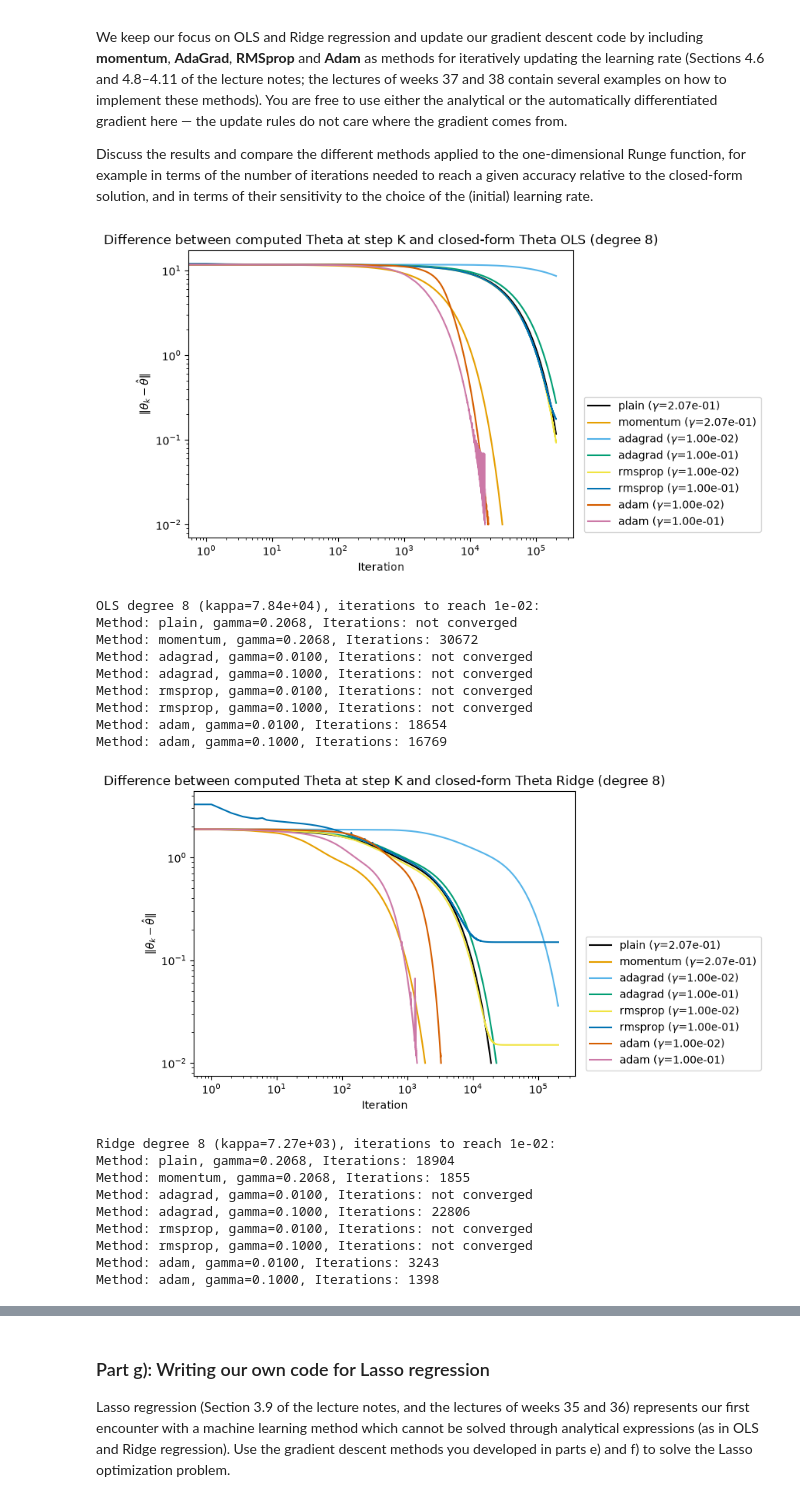
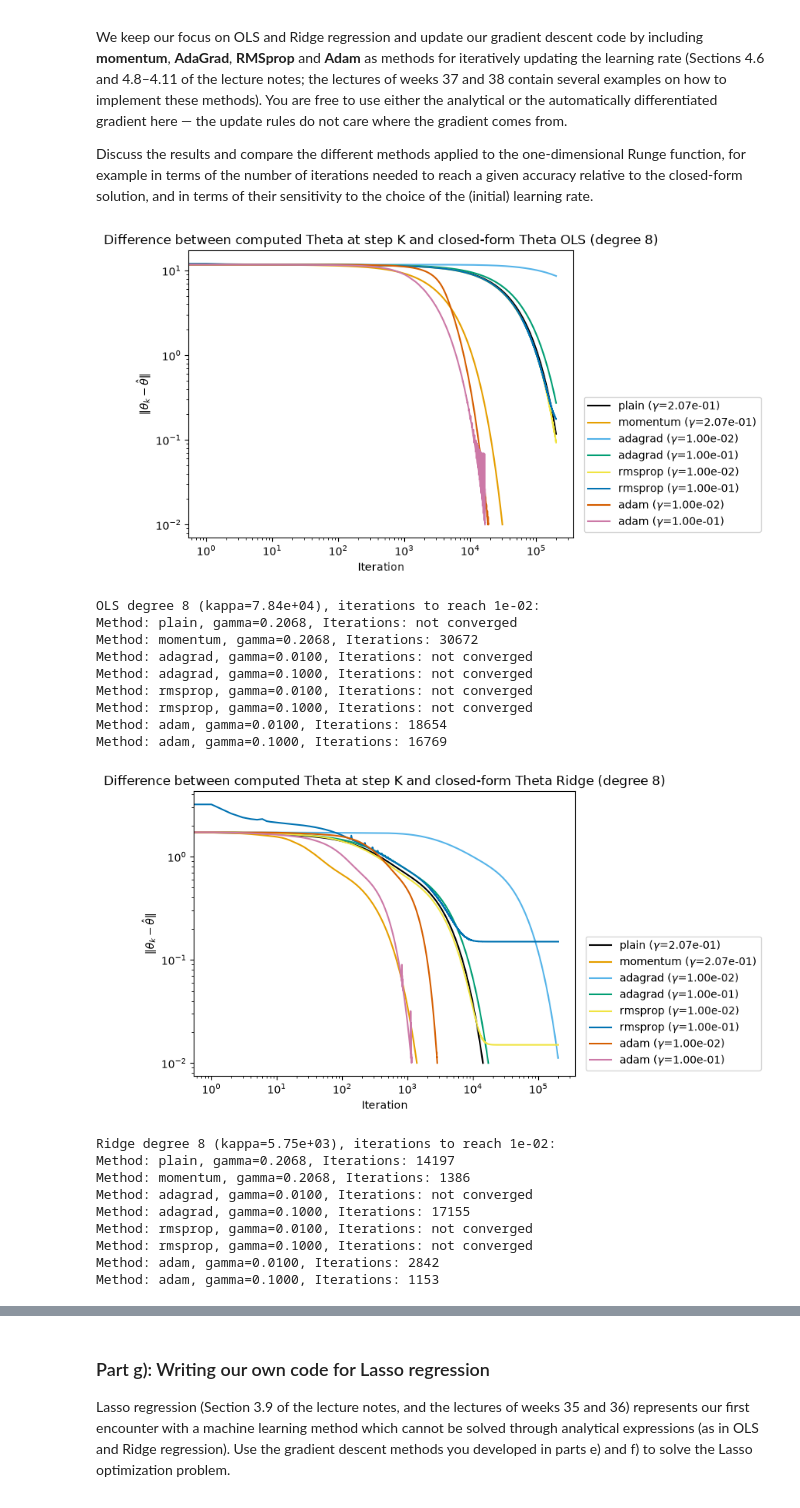
Before and after one commit to GiacomoSaporetti/FYS-STK4155-Project1, a Jupyter notebook: Project1.ipynb, the cells around one changed output, grey strips where cells are left out. Cells and saved outputs as stored; diff of their text form; code cells hidden in the pictures.

```diff
--- a/Project1.ipynb
+++ b/Project1.ipynb
@@ -679,4 +794,22 @@ or other preprocessing that learns from the data is performed *inside* the
 cross-validation loop (fitted on the training folds only), and explain why this
 matters.
 # %%
-# Your code for part d) here
+from sklearn.model_selection import KFold, cross_val_score
+from sklearn.pipeline import make_pipeline
+from sklearn.preprocessing import PolynomialFeatures, StandardScaler
+from sklearn.linear_model import LinearRegression, Ridge
+
+# k-fold CV estimate of the test MSE with Scikit-Learn
+def cv_mse_sklearn(model, k, x_data=x, y_data=y, seed=2026):
+    folds = KFold(n_splits=k, shuffle=True, random_state=seed)
+    scores = cross_val_score(model, x_data.reshape(-1, 1), y_data, cv=folds,
+                             scoring="neg_mean_squared_error")
+    return -scores.mean()     # Scikit-Learn returns the negative MSE
+
+def ols_pipeline(degree):
+    return make_pipeline(PolynomialFeatures(degree, include_bias=False), StandardScaler(), LinearRegression())
+
+def ridge_pipeline(degree, lam, n_train):
+    # Scikit-Learn's Ridge has no 1/n in its cost, so alpha = n_train * lambda matches our convention
+    return make_pipeline(PolynomialFeatures(degree, include_bias=False), StandardScaler(),
+                         Ridge(alpha=n_train * lam))
@@ -682,0 +837,20 @@ matters.
+# %%
+# CV error over degree and lambda shown as heatmaps
+lambdas_d = np.logspace(-8, 0, 17)
+fig, axes = plt.subplots(1, 2, figsize=(12, 4))
+for axis, k in zip(axes, (5, 10)):
+    n_train = len(x) * (k - 1) // k
+    cv_grid = np.array([[cv_mse_sklearn(ridge_pipeline(degree, lam, n_train), k) for lam in lambdas_d]
+                        for degree in degrees_to_test])
+    image = axis.imshow(np.log10(cv_grid), origin="lower", aspect="auto",
+                        extent=[np.log10(lambdas_d[0]), np.log10(lambdas_d[-1]), 0.5, 15.5])
+    best_degree_idx, best_lambda_idx = np.unravel_index(cv_grid.argmin(), cv_grid.shape)
+    best_degree, best_lambda = degrees_to_test[best_degree_idx], lambdas_d[best_lambda_idx]
+    axis.plot(np.log10(best_lambda), best_degree, "r*", ms=12)
+    axis.set_title(f"Ridge, {k}-fold CV: best degree {best_degree}, "
+                   f"lambda={best_lambda:.0e}, MSE={cv_grid.min():.4f}")
+    axis.set_xlabel(r"$\log_{10}\lambda$")
+    axis.set_ylabel("degree")
+    fig.colorbar(image, ax=axis, label=r"$\log_{10}$ CV MSE")
+plt.tight_layout()
+plt.show()
@@ -1017,38 +1194,38 @@ def print_gamma_windows(norms, methods, max_iters, label):
 # %%
 MAX_ITERS = 20*10**4
 DEGREE_TO_TEST = 8
 NORM_TOL = 1e-2
 # Number of iterations needed to converge for each method (plotting the norm of (theta_k - theta_CF)) for both OLS and Ridge
-for lam in [0, best_lambda_for_test_mse]:
+for lam in [0, best_lambda_ridge[14]]:
     # Degree 8 chosen because both OLS and Ridge converge. At Higher degrees OLS fail to converge with any method
     Xtr, ytr, _ = standardized_data(DEGREE_TO_TEST, lam)
     eigs = hessian_eigs(Xtr, lam)
     norms, _, n, m = analyze_descent_methods(degree=Xtr.shape[1], X=Xtr, y=ytr, lmda=lam, base_gamma=0.9 * 2 / eigs.max(), max_iters=MAX_ITERS, norm_tol=NORM_TOL)
     # Print the number of iteration after graphing them (these data will be used in the report)
     print(f"\n{'OLS' if lam == 0 else 'Ridge'} degree {DEGREE_TO_TEST} (kappa={eigs.max()/eigs.min():.3g}), iterations to reach {NORM_TOL:.0e}:")
     for i in range(len(n)):
         print(f"Method: {m[i]['method']}, gamma={m[i]['gamma']:.4f}, Iterations: {len(norms[i]) if len(norms[i]) < MAX_ITERS else 'not converged'}")
 # %% [output]
 [figure]
 OLS degree 8 (kappa=7.84e+04), iterations to reach 1e-02:
 Method: plain, gamma=0.2068, Iterations: not converged
 Method: momentum, gamma=0.2068, Iterations: 30672
 Method: adagrad, gamma=0.0100, Iterations: not converged
 Method: adagrad, gamma=0.1000, Iterations: not converged
 Method: rmsprop, gamma=0.0100, Iterations: not converged
 Method: rmsprop, gamma=0.1000, Iterations: not converged
 Method: adam, gamma=0.0100, Iterations: 18654
 Method: adam, gamma=0.1000, Iterations: 16769
-[figure, old version]
+[figure, new version]
-Ridge degree 8 (kappa=7.27e+03), iterations to reach 1e-02:
-Method: plain, gamma=0.2068, Iterations: 18904
-Method: momentum, gamma=0.2068, Iterations: 1855
+Ridge degree 8 (kappa=5.75e+03), iterations to reach 1e-02:
+Method: plain, gamma=0.2068, Iterations: 14197
+Method: momentum, gamma=0.2068, Iterations: 1386
 Method: adagrad, gamma=0.0100, Iterations: not converged
-Method: adagrad, gamma=0.1000, Iterations: 22806
+Method: adagrad, gamma=0.1000, Iterations: 17155
 Method: rmsprop, gamma=0.0100, Iterations: not converged
 Method: rmsprop, gamma=0.1000, Iterations: not converged
-Method: adam, gamma=0.0100, Iterations: 3243
-Method: adam, gamma=0.1000, Iterations: 1398
+Method: adam, gamma=0.0100, Iterations: 2842
+Method: adam, gamma=0.1000, Iterations: 1153
 # %%
 
 # Number of iterations needed to converge for each method as a function of the learning rate for both OLS and Ridge
```
Also changed, not shown: parts of 13 cells of this notebook, 2 other files.
